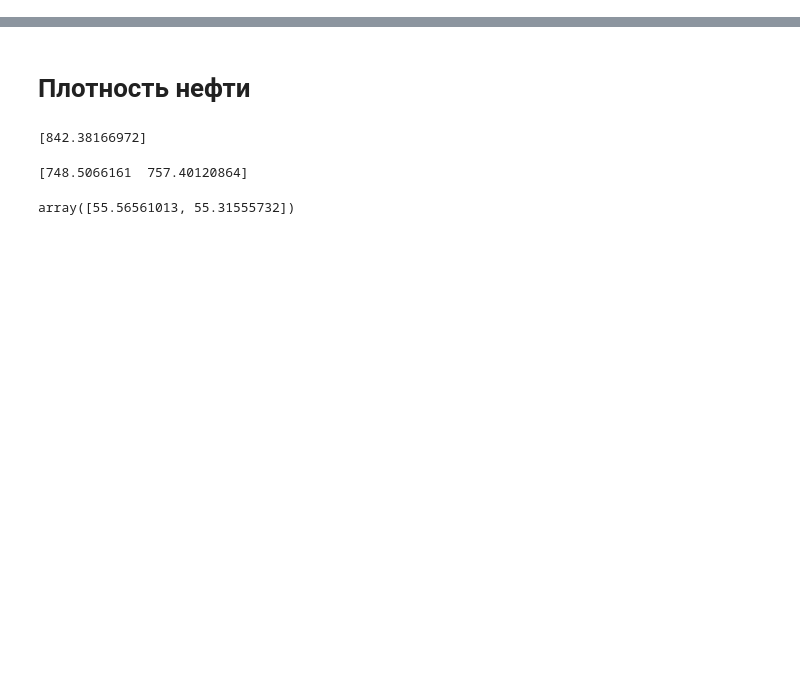
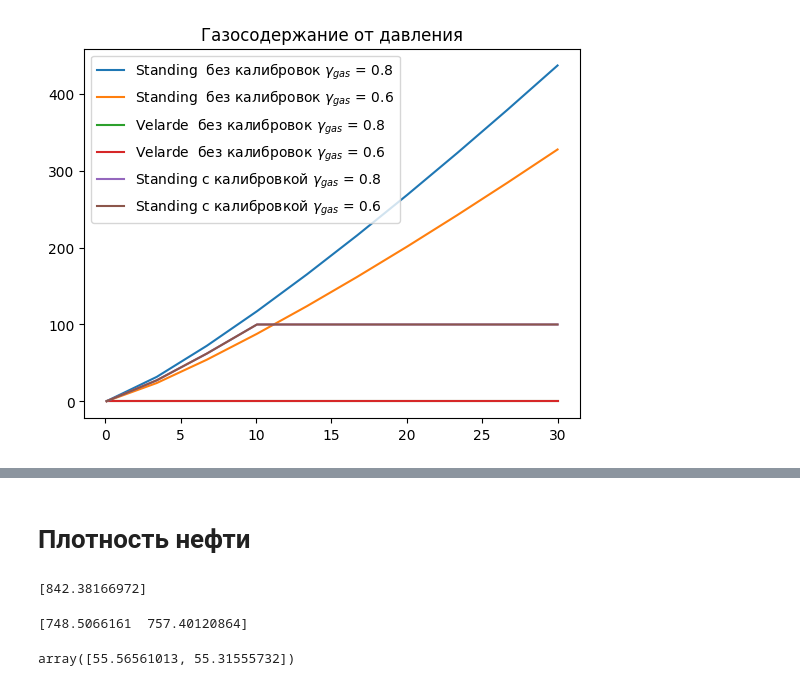
Before and after one commit to unifloc/neftpy, a Jupyter notebook: sandbox/unf_pvt_oil.ipynb, the cells around one changed output, grey strips where cells are left out. Cells and saved outputs as stored; diff of their text form; code cells hidden in the pictures; blank space fills up the shorter version.

```diff
--- a/sandbox/unf_pvt_oil.ipynb
+++ b/sandbox/unf_pvt_oil.ipynb
@@ -8,0 +145,49 @@ import numpy as np
+# %%
+# проверим построение, если все графики заданы как массивы
+p_MPaa = np.linspace(0.1, 30, 10)
+t_K = np.array([300, 330])
+pb_MPaa = np.array([0, 10])
+rsb_m3m3 = np.array([100, 200])
+gamma_oil = np.array([0.82, 0.88])
+gamma_gas = np.array([0.8, 0.6])
+
+gamma_gas_mesh, p_mesh = np.meshgrid(gamma_gas, p_MPaa)
+
+gamma_oil_mesh = np.full_like(gamma_gas_mesh, gamma_gas[0], dtype=float)
+rsb_m3m3_mesh = np.full_like(gamma_gas_mesh, rsb_m3m3[0], dtype=float)
+pb_MPaa_mesh = np.full_like(gamma_gas_mesh, pb_MPaa[0], dtype=float)
+t_K_mesh = np.full_like(gamma_gas_mesh, t_K[0], dtype=float)
+
+
+plt.plot(p_mesh,
+         pvto.unf_rs_Standing_m3m3(p_MPaa=p_mesh,
+                                   t_K=t_K_mesh,
+                                   pb_MPaa=pb_MPaa_mesh,
+                                   rsb_m3m3=rsb_m3m3_mesh,
+                                   gamma_gas=gamma_gas_mesh,
+                                   gamma_oil=gamma_oil_mesh),
+         label = [f'Standing  без калибровок $\\gamma_{{gas}}$ = {gg}' for gg in gamma_gas])
+
+plt.plot(p_mesh,
+         pvto.unf_rs_Velarde_m3m3(p_MPaa=p_mesh,
+                                   t_K=t_K_mesh,
+                                   pb_MPaa=pb_MPaa_mesh,
+                                   rsb_m3m3=rsb_m3m3_mesh,
+                                   gamma_gas=gamma_gas_mesh,
+                                   gamma_oil=gamma_oil_mesh),
+         label = [f'Velarde  без калибровок $\\gamma_{{gas}}$ = {gg}' for gg in gamma_gas])
+pb_MPaa_mesh = np.full_like(gamma_gas_mesh, pb_MPaa[1], dtype=float)
+plt.plot(p_mesh,
+         pvto.unf_rs_Standing_m3m3(p_MPaa=p_mesh,
+                                   t_K=t_K_mesh,
+                                   pb_MPaa=pb_MPaa_mesh,
+                                   rsb_m3m3=rsb_m3m3_mesh,
+                                   gamma_gas=gamma_gas_mesh,
+                                   gamma_oil=gamma_oil_mesh),
+         label = [f'Standing с калибровкой $\\gamma_{{gas}}$ = {gg}' for gg in gamma_gas])
+
+plt.title('Газосодержание от давления')
+plt.legend()
+plt.show()
+# %% [output]
+[figure, added]
```
Also changed, not shown: parts of 9 cells of this notebook, 1 other file.
